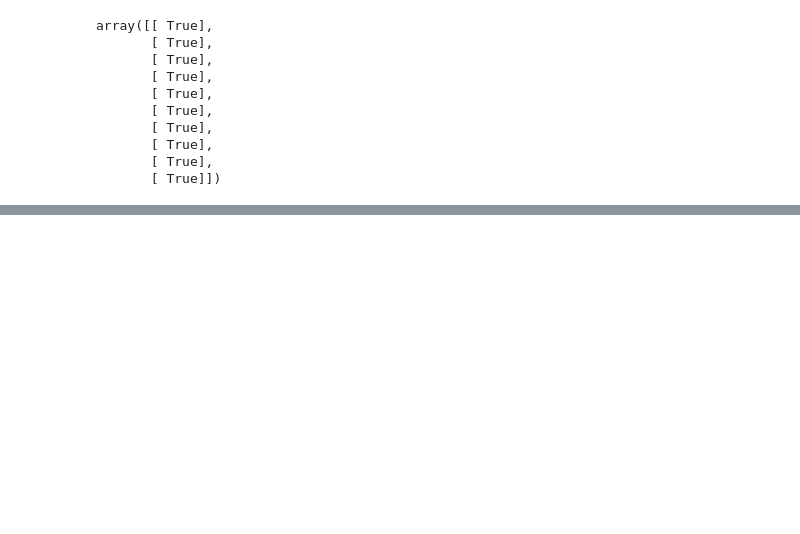
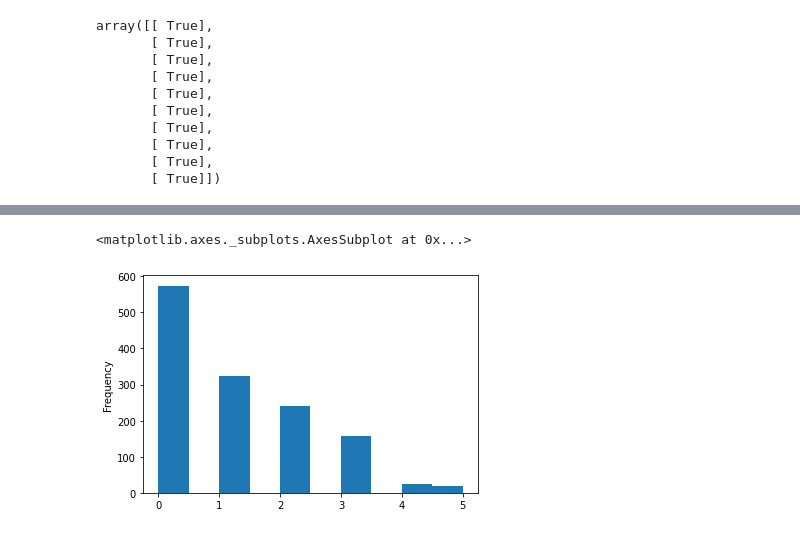
Before and after one commit to subodh2708/deep-learning---tensorflow-2.0, a Jupyter notebook: 01_neural_network_regression_with_tensorflow.ipynb, the cells around one changed output, grey strips where cells are left out. Cells and saved outputs as stored; diff of their text form; code cells hidden in the pictures; blank space fills up the shorter version.

```diff
--- a/01_neural_network_regression_with_tensorflow.ipynb
+++ b/01_neural_network_regression_with_tensorflow.ipynb
@@ -687,0 +917,5 @@ array([[ True],
+# %%
+X.children.plot(kind='hist')
+# %% [output]
+<matplotlib.axes._subplots.AxesSubplot at 0x...>
+[figure, added]
```
Also changed, not shown: parts of 38 cells of this notebook.
